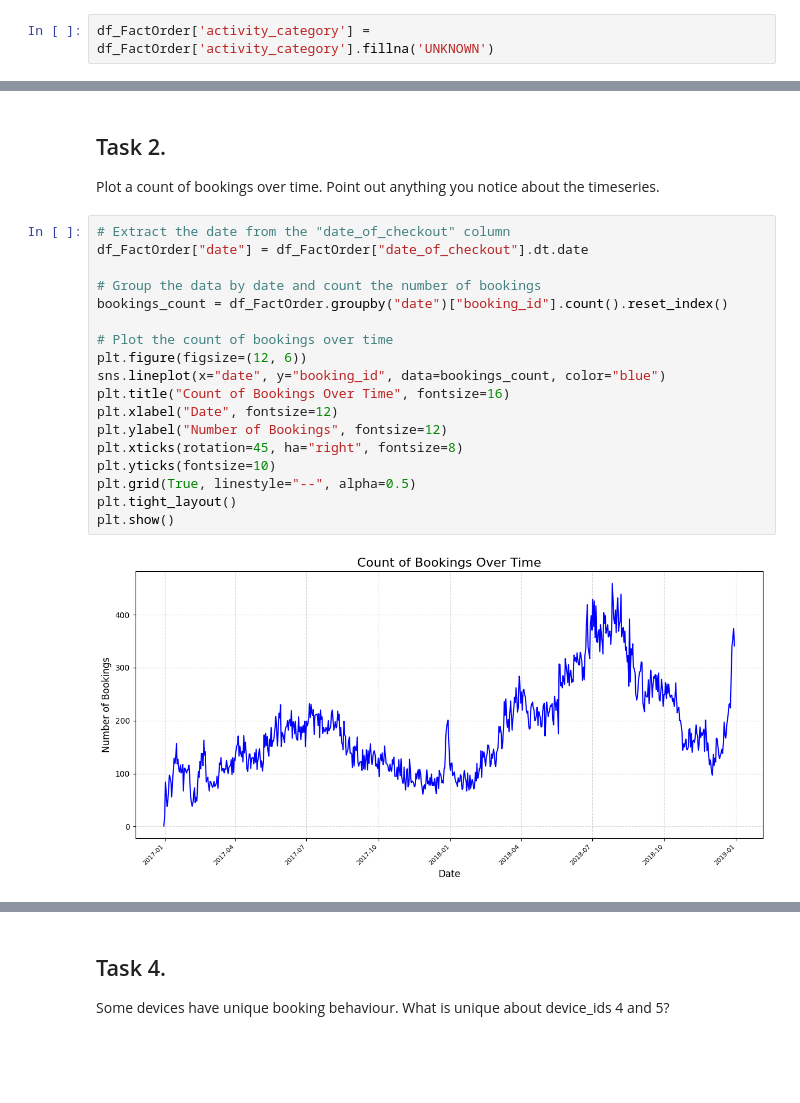
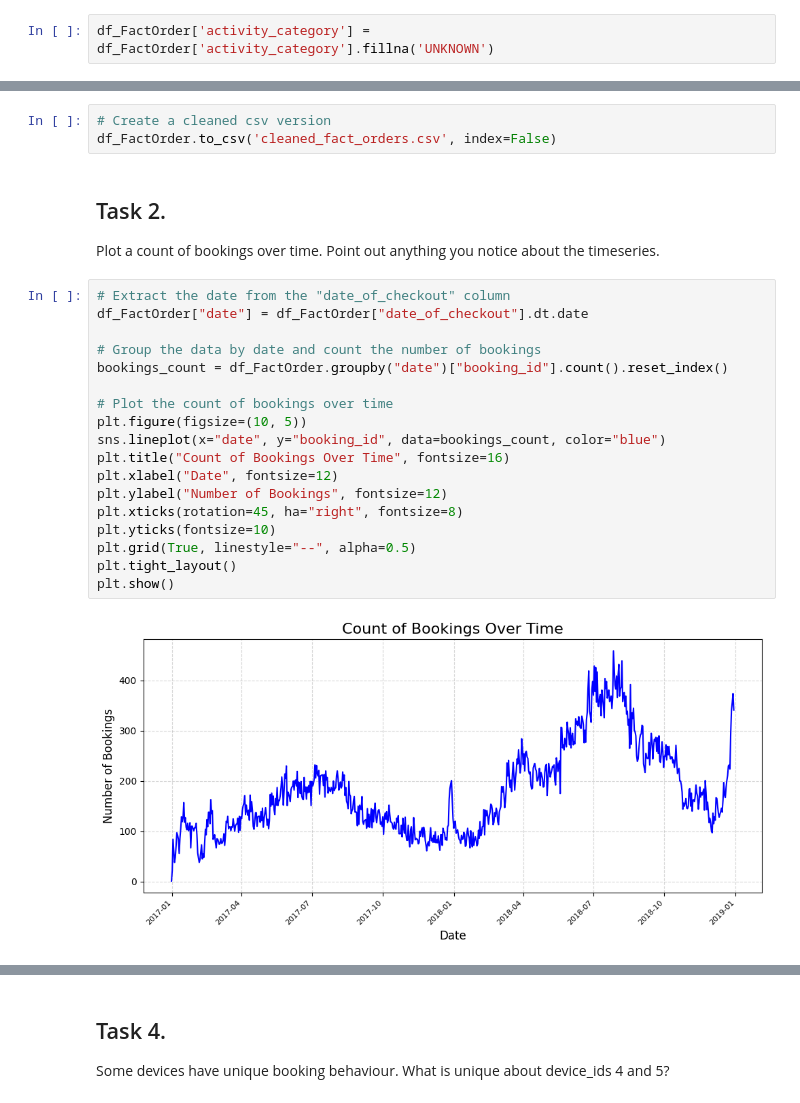
Before and after one commit to AndyH96/Python_SQL_Assessment, a Jupyter notebook: nina_care.ipynb, the cells around one changed output, grey strips where cells are left out. Cells and saved outputs as stored; diff of their text form; blank space fills up the shorter version.

```diff
--- a/nina_care.ipynb
+++ b/nina_care.ipynb
@@ -176,24 +187,27 @@ Considering the above challenges and for the sake of this assignment, we will cl
+# %%
+# Create a cleaned csv version
+df_FactOrder.to_csv('cleaned_fact_orders.csv', index=False)
 # %% [markdown]
 ## Task 2.
 Plot a count of bookings over time. Point out anything you notice about the timeseries.
 # %%
 # Extract the date from the "date_of_checkout" column
 df_FactOrder["date"] = df_FactOrder["date_of_checkout"].dt.date
 
 # Group the data by date and count the number of bookings
 bookings_count = df_FactOrder.groupby("date")["booking_id"].count().reset_index()
 
 # Plot the count of bookings over time
-plt.figure(figsize=(12, 6))
+plt.figure(figsize=(10, 5))
 sns.lineplot(x="date", y="booking_id", data=bookings_count, color="blue")
 plt.title("Count of Bookings Over Time", fontsize=16)
 plt.xlabel("Date", fontsize=12)
 plt.ylabel("Number of Bookings", fontsize=12)
 plt.xticks(rotation=45, ha="right", fontsize=8)
 plt.yticks(fontsize=10)
 plt.grid(True, linestyle="--", alpha=0.5)
 plt.tight_layout()
 plt.show()
 # %% [output]
-[figure, old version]
+[figure, new version]
 # %% [markdown]
```
Also changed, not shown: parts of 19 cells of this notebook.
